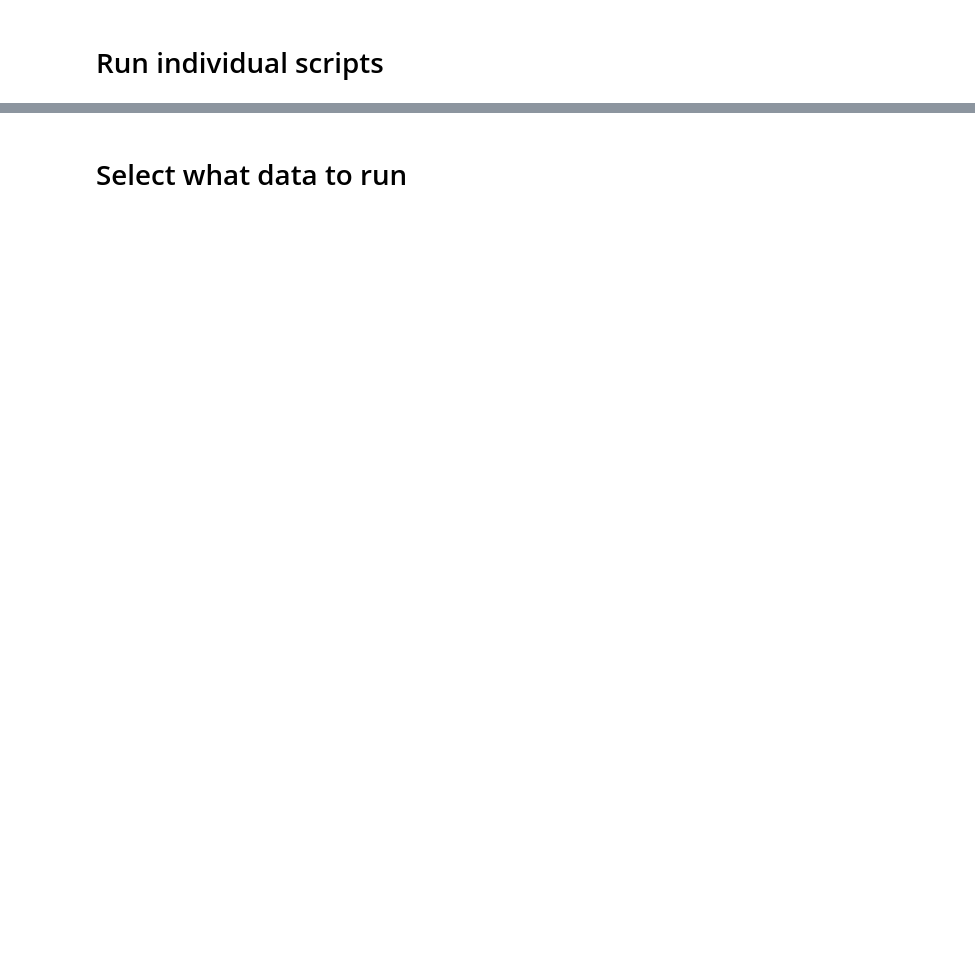
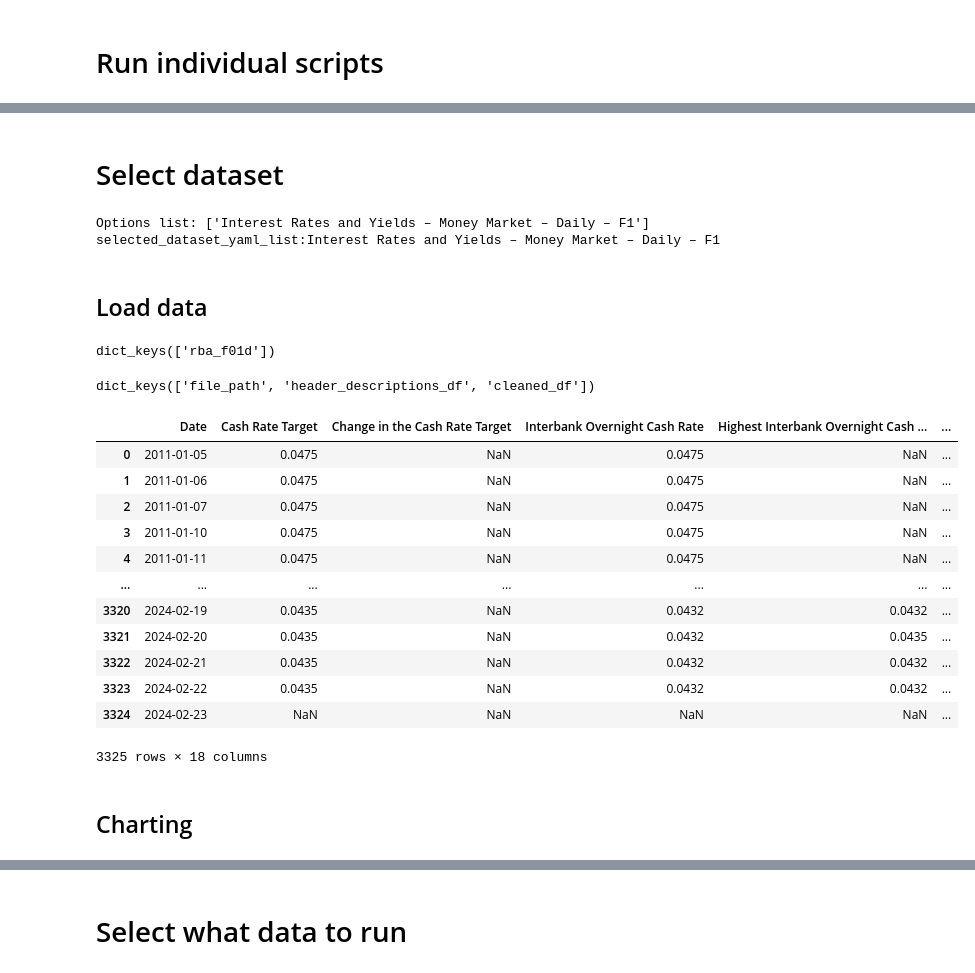
Before and after one commit to tyefraser/rba_statistic_tables, a Jupyter notebook: streamlit.ipynb, the cells around one changed output, grey strips where cells are left out. Drawn from its saved outputs; the diff is of its cells as text; code cells hidden in the pictures; blank space fills up the shorter version.

```diff
--- a/streamlit.ipynb
+++ b/streamlit.ipynb
@@ -37,0 +27,66 @@ logger = logging.getLogger(__name__)
+# %%
+import logging
+
+from utils_logging import setup_logging
+from utils import read_yaml, absolute_path, create_directory
+
+# Setup logging
+close_log_handlers()
+setup_logging()
+logger = logging.getLogger(__name__)
+logger.info("Start of Streamlit App.")
+
+# Setup folder locations
+dataset_yamls_folder = absolute_path('dataset_yamls')
+data_folder = absolute_path('data')
+create_directory(data_folder)
+outputs_folder = absolute_path('outputs')
+create_directory(outputs_folder)
+# %% [markdown]
+# Select dataset
+# %%
+# Read yaml for options to display
+dataset_options_yaml = read_yaml('dataset_options.yaml')
+
+# Select what data to look at
+options_list = list(dataset_options_yaml.keys())
+print(f"Options list: {options_list}")
+selected_dataset_yaml_list = options_list[0]
+print(f'selected_dataset_yaml_list:{selected_dataset_yaml_list}')
+# %% [output]
+Options list: ['Interest Rates and Yields – Money Market – Daily – F1']
+selected_dataset_yaml_list:Interest Rates and Yields – Money Market – Daily – F1
+# %% [markdown]
+## Load data
+# %%
+from data_loading import data_loader
+# Download the required data
+data_dict = data_loader(
+    dataset_yamls_folder = dataset_yamls_folder,
+    dataset_yaml_name_list = dataset_options_yaml[selected_dataset_yaml_list],
+    data_folder = data_folder,
+)
+# %%
+print(data_dict.keys())
+data_dict['rba_f01d'].keys()
+# %% [output]
+dict_keys(['rba_f01d'])
+dict_keys(['file_path', 'header_descriptions_df', 'cleaned_df'])
+# %%
+data_dict['rba_f01d']['cleaned_df']
+# %% [output]
+|  | Date | Cash Rate Target | Change in the Cash Rate Target | Interbank Overnight Cash Rate | Highest Interbank Overnight Cash ... | ... |
+| 0 | 2011-01-05 | 0.0475 | NaN | 0.0475 | NaN | ... |
+| 1 | 2011-01-06 | 0.0475 | NaN | 0.0475 | NaN | ... |
+| 2 | 2011-01-07 | 0.0475 | NaN | 0.0475 | NaN | ... |
+| 3 | 2011-01-10 | 0.0475 | NaN | 0.0475 | NaN | ... |
+| 4 | 2011-01-11 | 0.0475 | NaN | 0.0475 | NaN | ... |
+| ... | ... | ... | ... | ... | ... | ... |
+| 3320 | 2024-02-19 | 0.0435 | NaN | 0.0432 | 0.0432 | ... |
+| 3321 | 2024-02-20 | 0.0435 | NaN | 0.0432 | 0.0435 | ... |
+| 3322 | 2024-02-21 | 0.0435 | NaN | 0.0432 | 0.0432 | ... |
+| 3323 | 2024-02-22 | 0.0435 | NaN | 0.0432 | 0.0432 | ... |
+| 3324 | 2024-02-23 | NaN | NaN | NaN | NaN | ... |
+3325 rows × 18 columns
+# %% [markdown]
+## Charting
```
Also changed, not shown: parts of 36 cells of this notebook, 15 other files.
